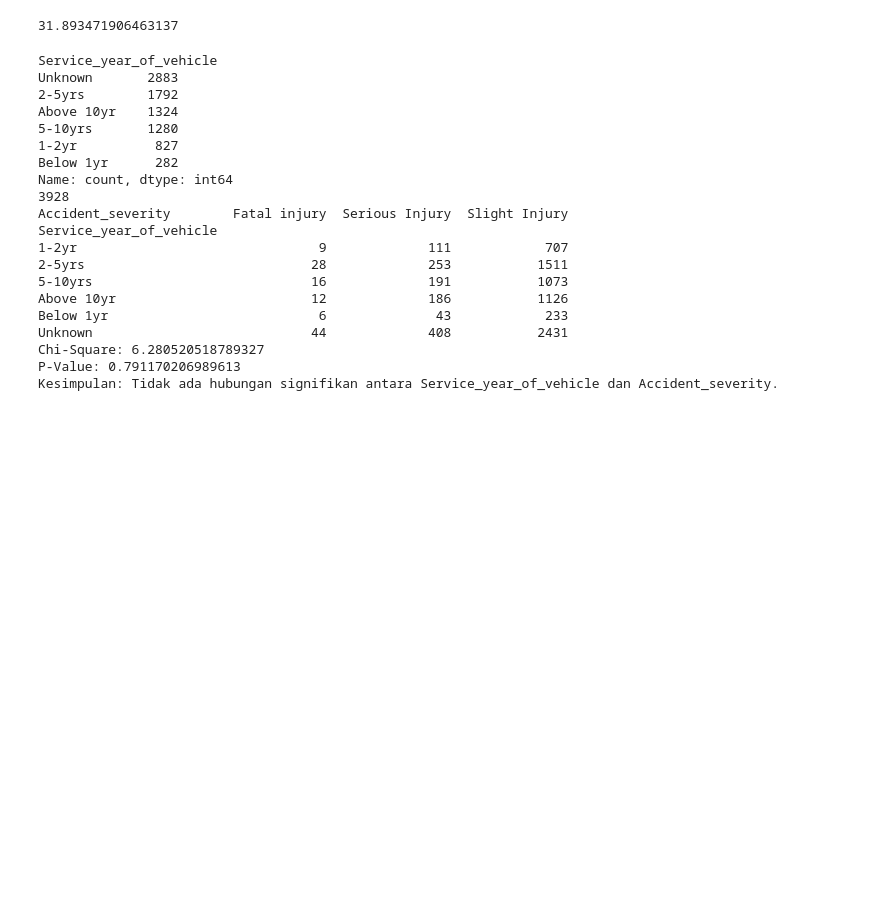
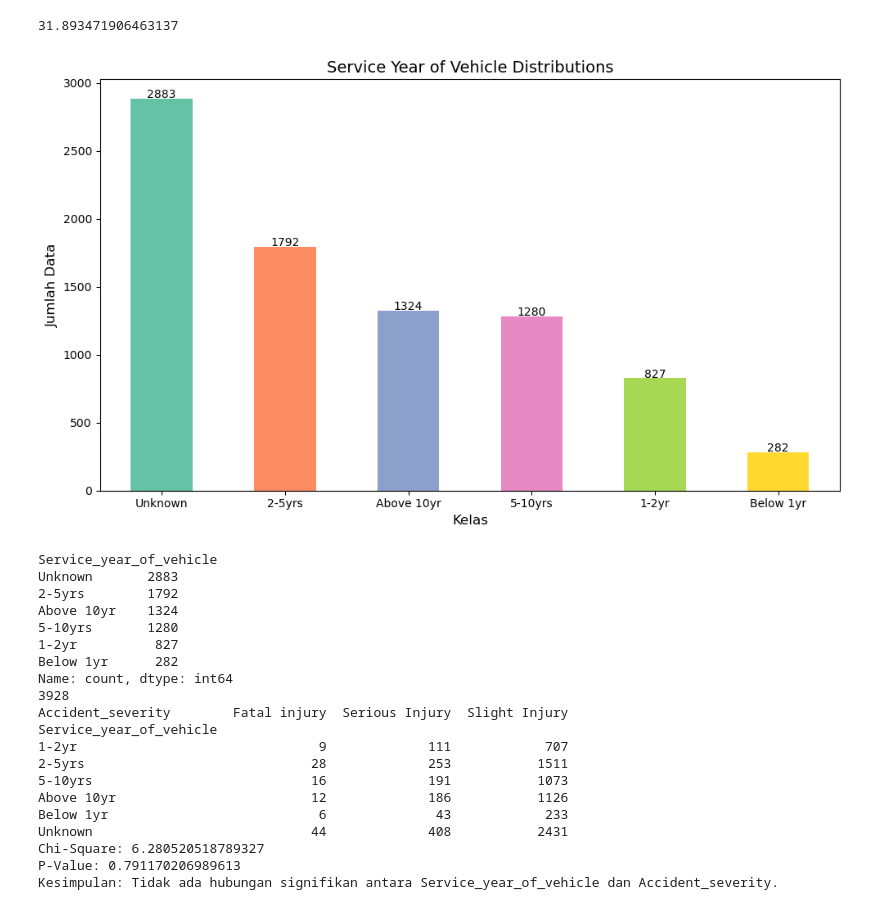
Before and after one commit to ahmadnafi30/3-AhmadNafiMubarok_OrieAbyanMaulana, a Jupyter notebook: code/preprocessing_vO.ipynb, the cells around one changed output. Saved outputs shown, nothing was run; the diff lists cells and outputs as text; code cells hidden in the pictures; blank space fills up the shorter version.

```diff
--- a/code/preprocessing_vO.ipynb
+++ b/code/preprocessing_vO.ipynb
@@ -705,6 +705,25 @@ df_train['Service_year_of_vehicle'].isna().sum()
 missing_percentage(df_train, 'Service_year_of_vehicle')
 # %% [output]
 31.893471906463137
+# %%
+target_counts = df_train['Service_year_of_vehicle'].value_counts()
+colors = sns.color_palette("Set2", len(target_counts))
+
+plt.figure(figsize=(10, 6))
+bars = target_counts.plot(kind='bar', color=colors)
+plt.title('Service Year of Vehicle Distributions', fontsize=14)
+plt.xlabel('Kelas', fontsize=12)
+plt.ylabel('Jumlah Data', fontsize=12)
+plt.xticks(rotation=0, fontsize=10)
+plt.yticks(fontsize=10)
+
+for i, v in enumerate(target_counts):
+    bars.text(i, v + 5, str(v), ha='center', fontsize=10)
+
+plt.tight_layout()
+plt.show()
+# %% [output]
+[figure, added]
 # %%
 print(df_train['Service_year_of_vehicle'].value_counts())
 print(df_train['Service_year_of_vehicle'].isna().sum())
```
Also changed, not shown: parts of 1 cell of this notebook.
